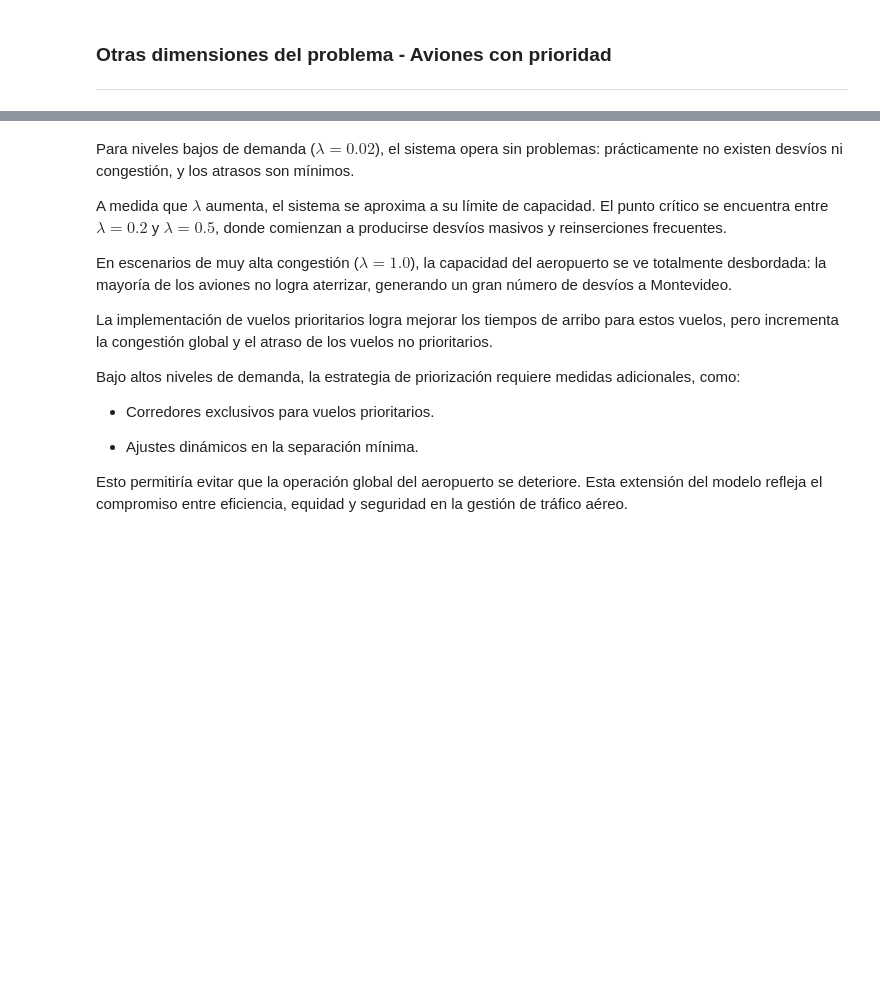
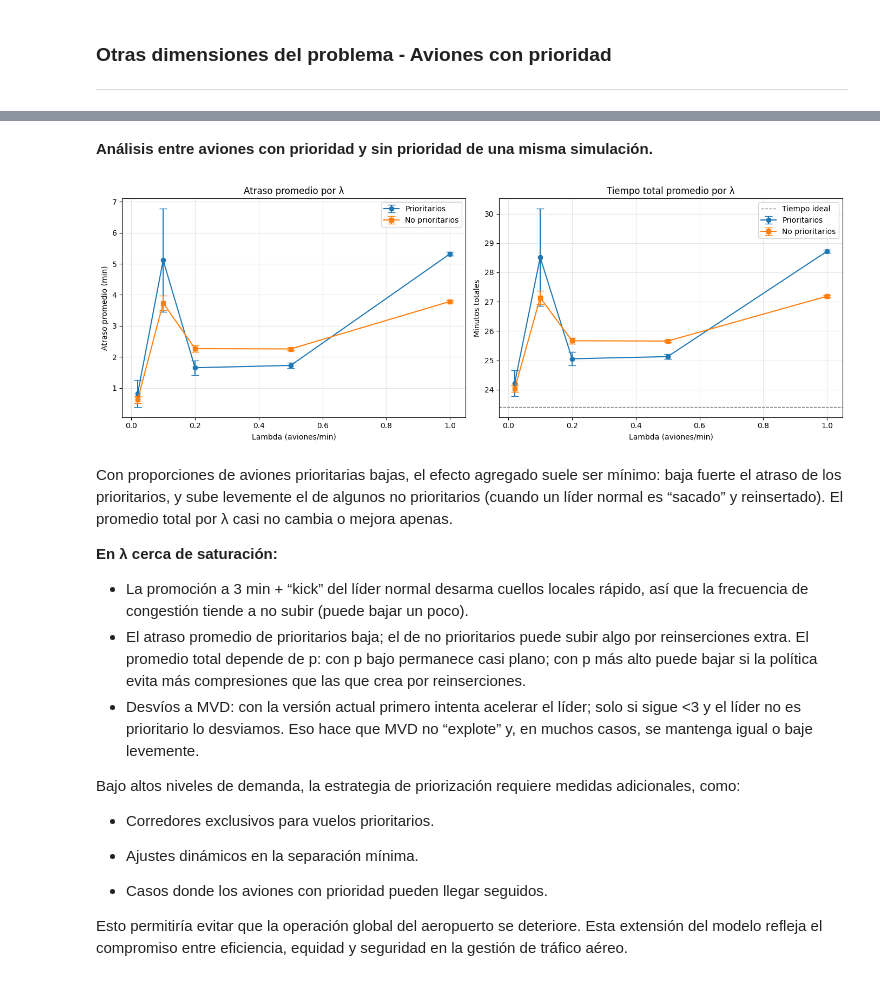
Before and after one commit to Martinezkiaraa/simulaciones-aeroparque, a Jupyter notebook: main.ipynb, the cells around one changed output, grey strips where cells are left out. Saved outputs shown, nothing was run; the diff lists cells and outputs as text; code cells hidden in the pictures; blank space fills up the shorter version.

```diff
--- a/main.ipynb
+++ b/main.ipynb
@@ -591,14 +623,16 @@ plot_prioritarios_vs_normales(df, df_prio)
+# %% [markdown]
+**Análisis entre aviones con prioridad y sin prioridad de una misma simulación.**
+# %%
+plot_atraso_prioritarios_vs_normales(df_prio)
+# %% [output]
+[figure, added]
 # %% [markdown]
-Para niveles bajos de demanda ($\lambda = 0.02$), el sistema opera sin problemas:
-prácticamente no existen desvíos ni congestión, y los atrasos son mínimos.
+Con proporciones de aviones prioritarias bajas, el efecto agregado suele ser mínimo: baja fuerte el atraso de los prioritarios, y sube levemente el de algunos no prioritarios (cuando un líder normal es “sacado” y reinsertado). El promedio total por λ casi no cambia o mejora apenas.
 
-A medida que $\lambda$ aumenta, el sistema se aproxima a su límite de capacidad.
-El punto crítico se encuentra entre $\lambda = 0.2$ y $\lambda = 0.5$, donde comienzan a producirse desvíos masivos y reinserciones frecuentes.
-
-En escenarios de muy alta congestión ($\lambda = 1.0$), la capacidad del aeropuerto se ve totalmente desbordada:
-la mayoría de los aviones no logra aterrizar, generando un gran número de desvíos a Montevideo.
-
-La implementación de vuelos prioritarios logra mejorar los tiempos de arribo para estos vuelos, pero incrementa la congestión global y el atraso de los vuelos no prioritarios.
+**En λ cerca de saturación:**
+- La promoción a 3 min + “kick” del líder normal desarma cuellos locales rápido, así que la frecuencia de congestión tiende a no subir (puede bajar un poco).
+- El atraso promedio de prioritarios baja; el de no prioritarios puede subir algo por reinserciones extra. El promedio total depende de p: con p bajo permanece casi plano; con p más alto puede bajar si la política evita más compresiones que las que crea por reinserciones.
+- Desvíos a MVD: con la versión actual primero intenta acelerar el líder; solo si sigue <3 y el líder no es prioritario lo desviamos. Eso hace que MVD no “explote” y, en muchos casos, se mantenga igual o baje levemente.
 
 Bajo altos niveles de demanda, la estrategia de priorización requiere medidas adicionales, como:
 
@@ -606,4 +640,6 @@ Bajo altos niveles de demanda, la estrategia de priorización requiere medidas a
 
 - Ajustes dinámicos en la separación mínima.
 
+- Casos donde los aviones con prioridad pueden llegar seguidos.
+
 Esto permitiría evitar que la operación global del aeropuerto se deteriore. Esta extensión del modelo refleja el compromiso entre eficiencia, equidad y seguridad en la gestión de tráfico aéreo.
```
Also changed, not shown: parts of 8 cells of this notebook, 4 other files.
